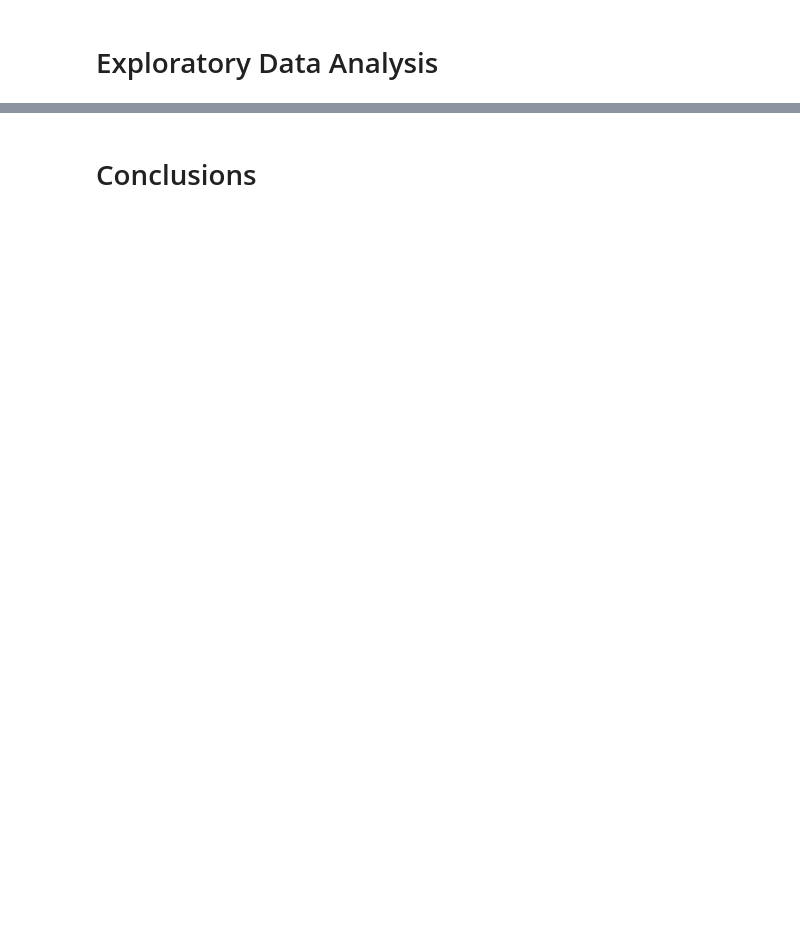
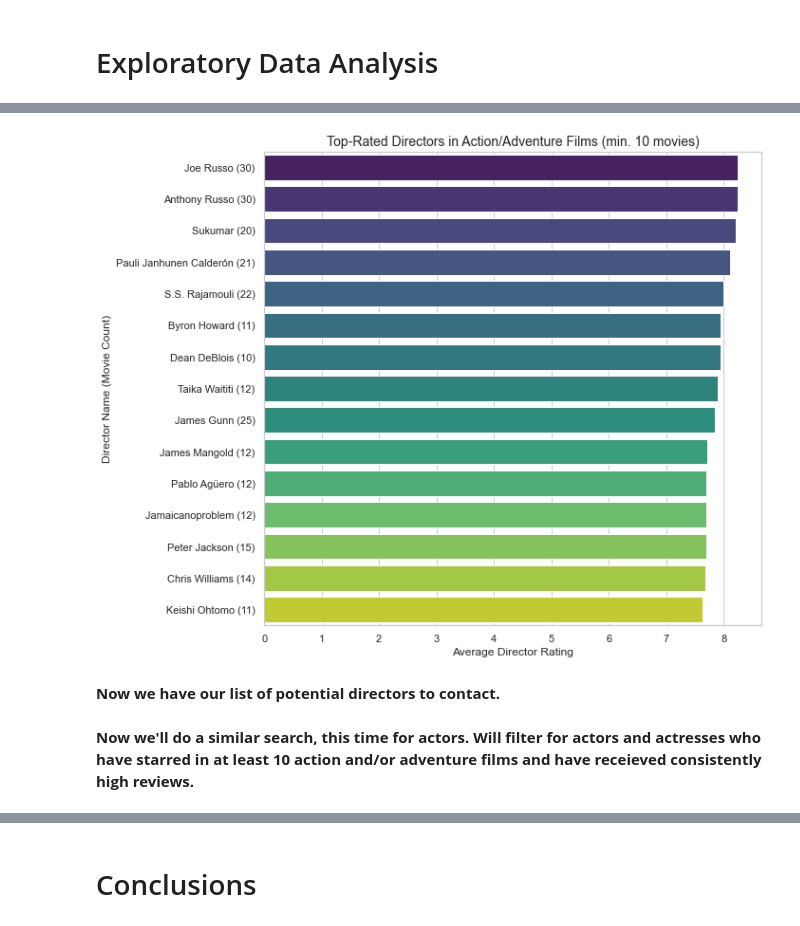
Before and after one commit to FrankFort34/Movie-Genre-Project, a Jupyter notebook: Notebook.ipynb, the cells around one changed output, grey strips where cells are left out. Drawn from its saved outputs; the diff is of its cells as text; code cells hidden in the pictures; blank space fills up the shorter version.

```diff
--- a/Notebook.ipynb
+++ b/Notebook.ipynb
@@ -18,4 +19,7 @@ OperationalError: unable to open database file
 # %%
 Movie_Gross = pd.read_csv("bom.movie_gross.csv.gz")
+# %%
+import sqlite3
+conn = sqlite3.connect('im.DB.db')
 # %% [markdown]
 # Exploratory Data Analysis
@@ -30,0 +353,17 @@ SELECT * FROM movie_basics;
+# %%
+director_movie_ratings = pd.read_sql("""
+SELECT
+    primary_name AS director_name,
+    AVG(averagerating) AS avg_director_rating,
+    COUNT(*) AS movie_count
+FROM directors
+JOIN persons ON directors.person_id = persons.person_id
+JOIN movie_ratings ON directors.movie_id = movie_ratings.movie_id
+JOIN movie_basics ON directors.movie_id = movie_basics.movie_id
+WHERE genres LIKE '%Action%' OR genres LIKE '%Adventure%'
+GROUP BY primary_name
+HAVING COUNT(*) >= 10
+ORDER BY avg_director_rating DESC
+LIMIT 50;
+""", conn)
+director_movie_ratings
@@ -30,0 +388,22 @@ SELECT * FROM movie_basics;
+# %%
+top_directors = director_movie_ratings.sort_values(by='avg_director_rating', ascending=False).head(15).copy()
+top_directors['label'] = top_directors['director_name'] + ' (' + top_directors['movie_count'].astype(str) + ')'
+sns.set(style="whitegrid")
+plt.figure(figsize=(10, 8))
+barplot = sns.barplot(
+    x='avg_director_rating',
+    y='label',
+    data=top_directors,
+    palette='viridis'
+)
+plt.title('Top-Rated Directors in Action/Adventure Films (min. 10 movies)', fontsize=14)
+plt.xlabel('Average Director Rating')
+plt.ylabel('Director Name (Movie Count)')
+plt.tight_layout()
+plt.show()
+# %% [output]
+[figure, added]
+# %% [markdown]
+**Now we have our list of potential directors to contact.**
+# %% [markdown]
+**Now we'll do a similar search, this time for actors. Will filter for actors and actresses who have starred in at least 10 action and/or adventure films and have receieved consistently high reviews.**
```
Also changed, not shown: parts of 46 cells of this notebook, 8 other files.
